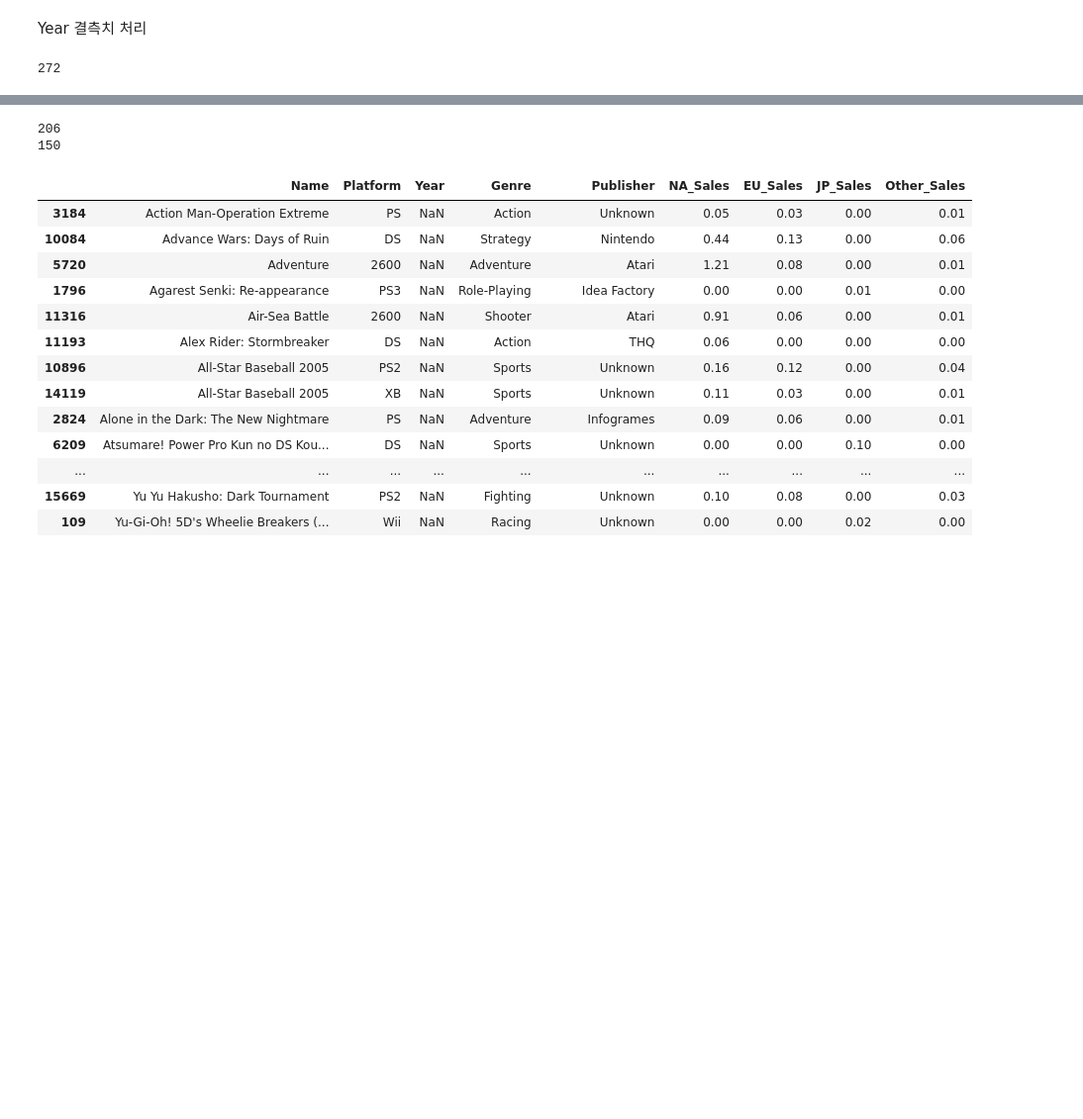
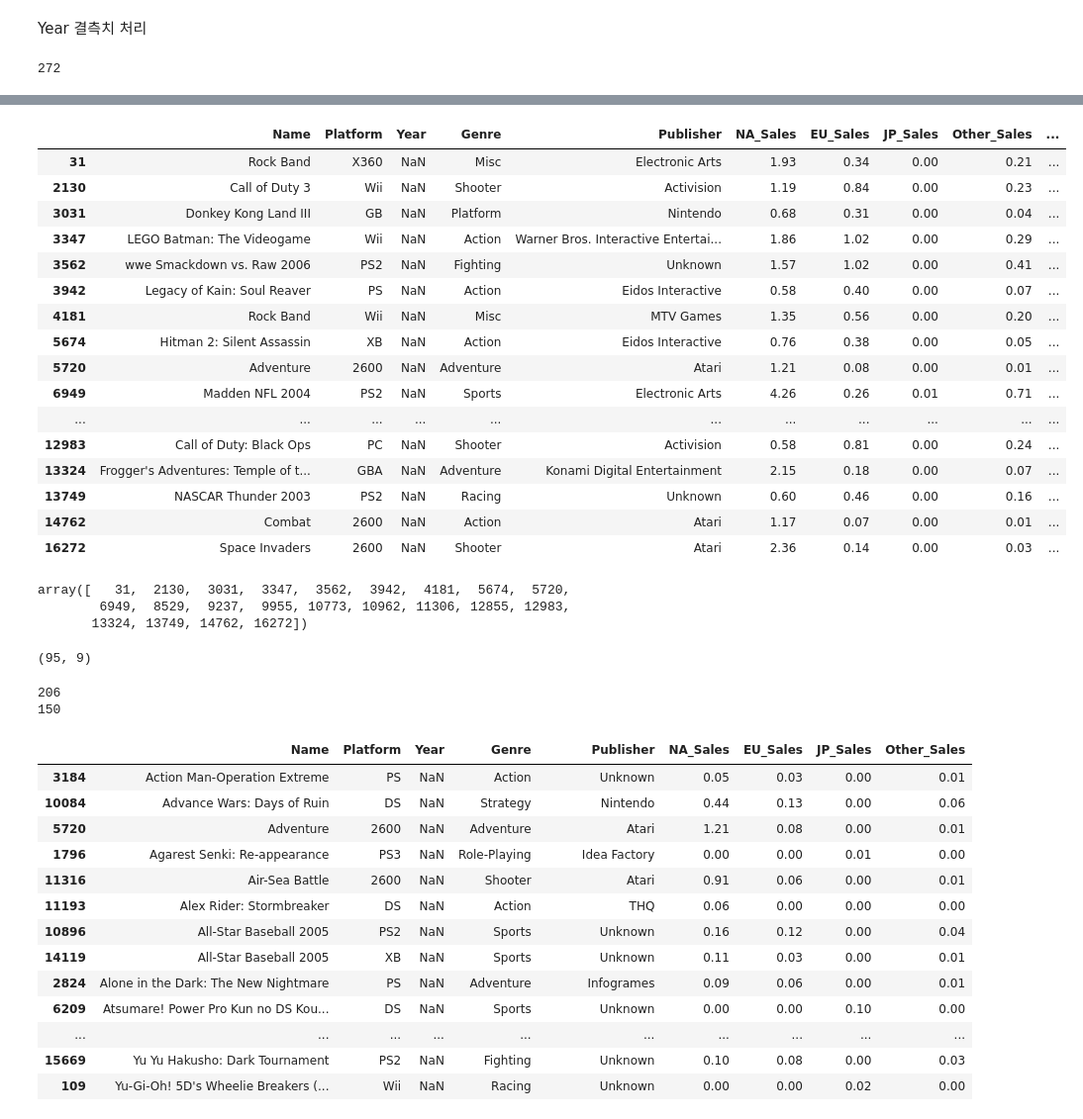
Before and after one commit to nan-park/section1_project, a Jupyter notebook: AI_section1_project.ipynb, the cells around one changed output, grey strips where cells are left out. Shown at 99% size. Saved outputs shown, nothing was run; the diff lists cells and outputs as text; code cells hidden in the pictures; blank space fills up the shorter version.

```diff
--- a/AI_section1_project.ipynb
+++ b/AI_section1_project.ipynb
@@ -341,3 +345,36 @@ for name in name_list:
+# %%
+high_sales = year_null[year_null.Global_Sales>1]  # Global Sales가 1 이상인 것만 따로 찾아서 작성하기
+high_sales
+# %% [output]
+|  | Name | Platform | Year | Genre | Publisher | NA_Sales | EU_Sales | JP_Sales | Other_Sales | ... |
+| 31 | Rock Band | X360 | NaN | Misc | Electronic Arts | 1.93 | 0.34 | 0.00 | 0.21 | ... |
+| 2130 | Call of Duty 3 | Wii | NaN | Shooter | Activision | 1.19 | 0.84 | 0.00 | 0.23 | ... |
+| 3031 | Donkey Kong Land III | GB | NaN | Platform | Nintendo | 0.68 | 0.31 | 0.00 | 0.04 | ... |
+| 3347 | LEGO Batman: The Videogame | Wii | NaN | Action | Warner Bros. Interactive Entertai... | 1.86 | 1.02 | 0.00 | 0.29 | ... |
+| 3562 | wwe Smackdown vs. Raw 2006 | PS2 | NaN | Fighting | Unknown | 1.57 | 1.02 | 0.00 | 0.41 | ... |
+| 3942 | Legacy of Kain: Soul Reaver | PS | NaN | Action | Eidos Interactive | 0.58 | 0.40 | 0.00 | 0.07 | ... |
+| 4181 | Rock Band | Wii | NaN | Misc | MTV Games | 1.35 | 0.56 | 0.00 | 0.20 | ... |
+| 5674 | Hitman 2: Silent Assassin | XB | NaN | Action | Eidos Interactive | 0.76 | 0.38 | 0.00 | 0.05 | ... |
+| 5720 | Adventure | 2600 | NaN | Adventure | Atari | 1.21 | 0.08 | 0.00 | 0.01 | ... |
+| 6949 | Madden NFL 2004 | PS2 | NaN | Sports | Electronic Arts | 4.26 | 0.26 | 0.01 | 0.71 | ... |
+| ... | ... | ... | ... | ... | ... | ... | ... | ... | ... | ... |
+| 12983 | Call of Duty: Black Ops | PC | NaN | Shooter | Activision | 0.58 | 0.81 | 0.00 | 0.24 | ... |
+| 13324 | Frogger's Adventures: Temple of t... | GBA | NaN | Adventure | Konami Digital Entertainment | 2.15 | 0.18 | 0.00 | 0.07 | ... |
+| 13749 | NASCAR Thunder 2003 | PS2 | NaN | Racing | Unknown | 0.60 | 0.46 | 0.00 | 0.16 | ... |
+| 14762 | Combat | 2600 | NaN | Action | Atari | 1.17 | 0.07 | 0.00 | 0.01 | ... |
+| 16272 | Space Invaders | 2600 | NaN | Shooter | Atari | 2.36 | 0.14 | 0.00 | 0.03 | ... |
+# %%
+index_year_dic = {}
+year = []
+# %% [output]
+array([   31,  2130,  3031,  3347,  3562,  3942,  4181,  5674,  5720,
+        6949,  8529,  9237,  9955, 10773, 10962, 11306, 12855, 12983,
+       13324, 13749, 14762, 16272])
+# %%
+# Sales 값이 일정 수치 이상인 것만 남기고 결측치 제거
+missing_rows.
+# %% [output]
+(95, 9)
 # %%
 # print(df_manage.shape[0]) # 206개
 # print(df_isnull.shape[0]) # 150개
```
Also changed, not shown: parts of 5 cells of this notebook.
